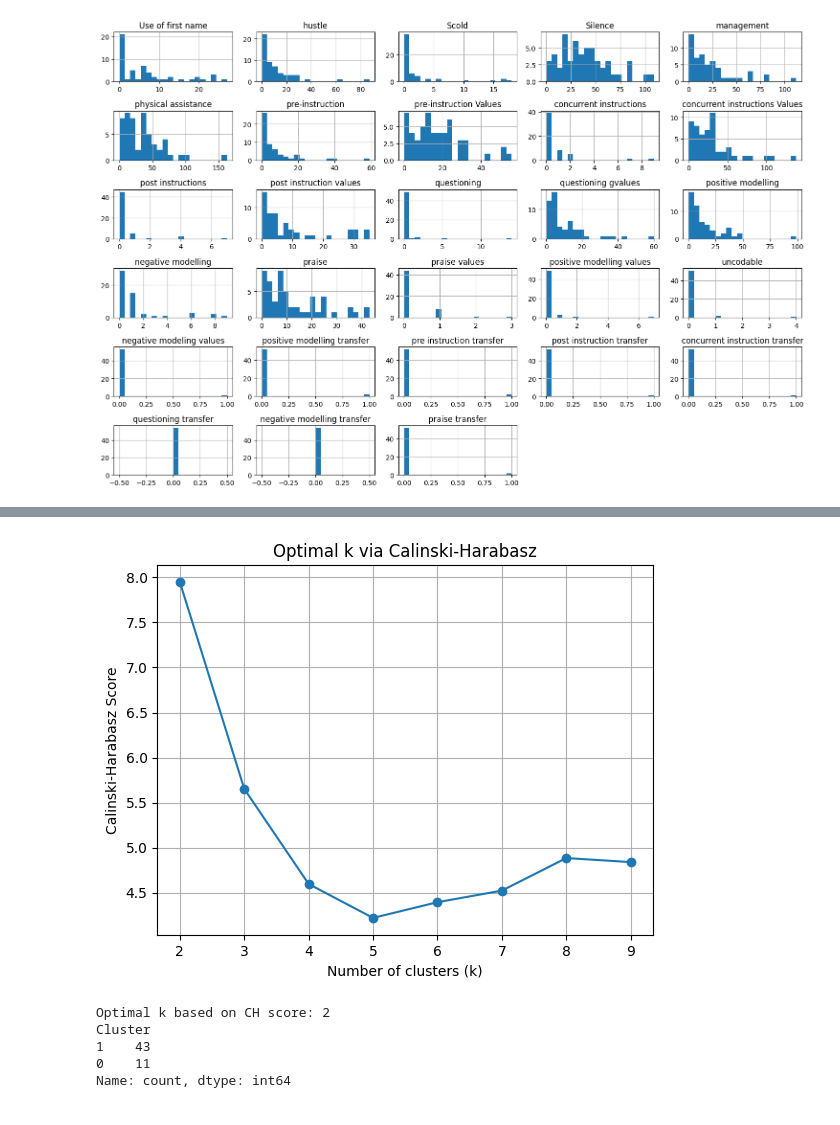
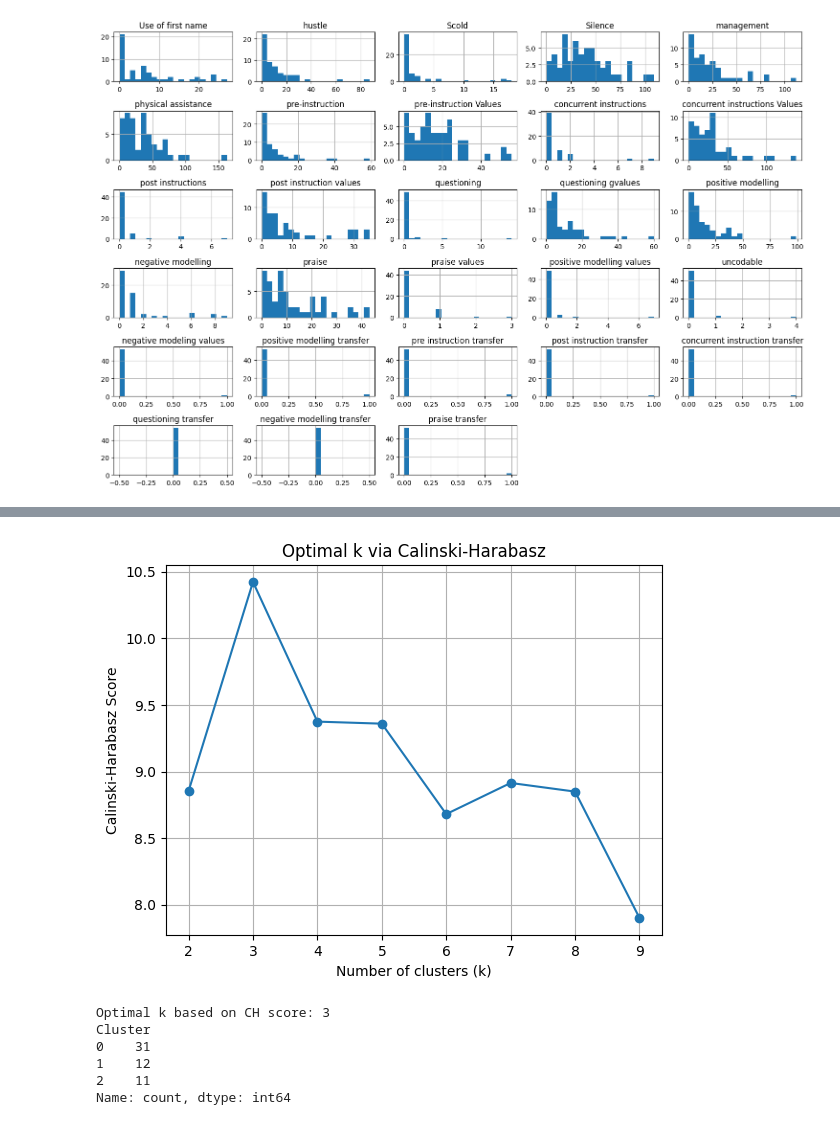
Before and after one commit to indicium15/ml-workshop, a Jupyter notebook: koh-et-al.ipynb, the cells around one changed output, grey strips where cells are left out. Saved outputs shown, nothing was run; the diff lists cells and outputs as text; code cells hidden in the pictures.

Commit message:
Update gitignore, update koh-et-al with markdown and clustering code

```diff
--- a/koh-et-al.ipynb
+++ b/koh-et-al.ipynb
@@ -27,7 +43,7 @@ def load_vps_cluster_data(filepath="./data/koh-et-al-2024 data.xlsx"):
 
     - Reads only the 'data_clustered_stats' sheet
     - Skips the first column (column A)
-    - Reads rows 2 through 55 (Excel row indices)
+    - Reads up to row 55
 
     Returns:
         pd.DataFrame: The cleaned dataframe
@@ -37,6 +53,6 @@ def load_vps_cluster_data(filepath="./data/koh-et-al-2024 data.xlsx"):
         sheet_name="data_clustered_stats",
         nrows=55
     )
+    # Filter out first column (index 0)
     df = df.iloc[:, 1:]
-    df = df.fillna(0)
     return df
@@ -64,17 +143,7 @@ plt.show()
 # %%
-import pandas as pd
-from sklearn.preprocessing import MinMaxScaler
 from sklearn.cluster import KMeans
 from sklearn.metrics import calinski_harabasz_score
 import matplotlib.pyplot as plt
-
-def normalize_minmax(df):
-    """
-    Normalize dataframe to [0,1] range using MinMaxScaler.
-    """
-    scaler = MinMaxScaler()
-    scaled = scaler.fit_transform(df)
-    return pd.DataFrame(scaled, columns=df.columns)
 
 def find_optimal_k(data, k_range=range(2, 10)):
     """
@@ -102,34 +171,31 @@ def find_optimal_k(data, k_range=range(2, 10)):
 
 def cluster_vps_data(df, k=None):
     """
-    Full pipeline: normalize, choose optimal k (if not given), cluster with KMeans.
+    Full pipeline: choose optimal k (if not given), cluster with KMeans.
 
     Returns:
         clustered_df: dataframe with cluster labels
         model: fitted KMeans model
     """
-    norm_df = normalize_minmax(df)
-
     if k is None:
-        k = find_optimal_k(norm_df)
+        k = find_optimal_k(df)
 
     model = KMeans(n_clusters=k, random_state=42)
-    labels = model.fit_predict(norm_df)
+    labels = model.fit_predict(df)
 
     clustered_df = df.copy()
     clustered_df['Cluster'] = labels
 
     return clustered_df, model
 # %%
-# df = df.dropna()  # Drop rows with missing values
-df = normalize_minmax(df)
 clustered_df, kmeans_model = cluster_vps_data(df)
 # View cluster sizes
 print(clustered_df['Cluster'].value_counts())
 # %% [output]
-[figure, old version]
+[figure, new version]
-Optimal k based on CH score: 2
+Optimal k based on CH score: 3
 Cluster
-1    43
-0    11
+0    31
+1    12
+2    11
 Name: count, dtype: int64
```
Also changed, not shown: parts of 16 cells of this notebook, 1 other file.
